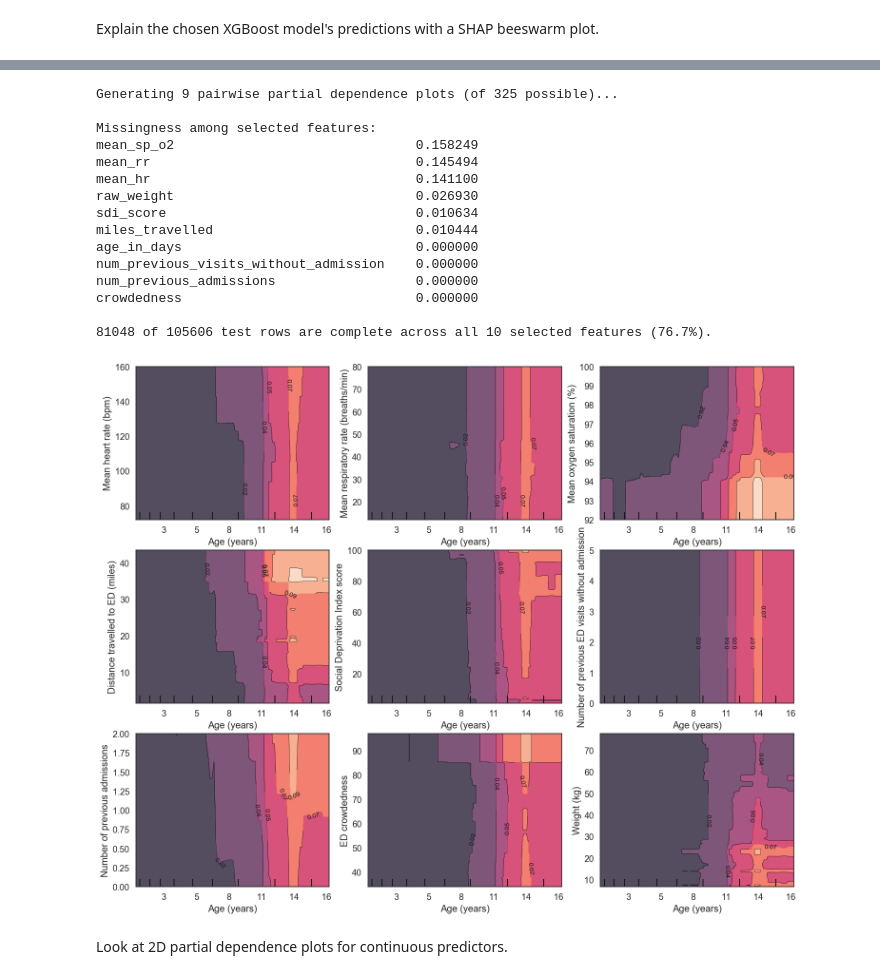
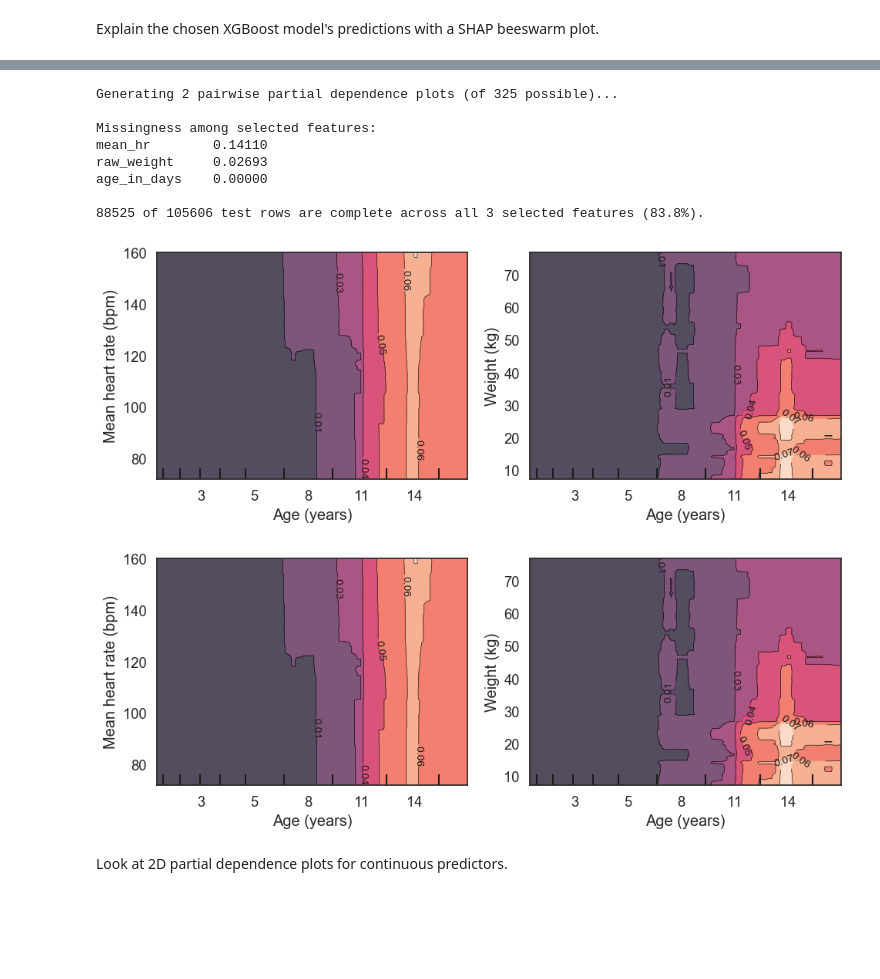
Before and after one commit to hcoggan/decompensation-prediction, a Jupyter notebook: predict-decompensation.ipynb, the cells around one changed output, grey strips where cells are left out. Saved outputs shown, nothing was run; the diff lists cells and outputs as text; code cells hidden in the pictures; blank space fills up the shorter version.

Commit message:
Update figure code.

```diff
--- a/predict-decompensation.ipynb
+++ b/predict-decompensation.ipynb
@@ -1086,18 +1291,21 @@ Proceed with XGBoost (AUROC ~ 0.8)
 # %%
 #Load XGBoost model.
-results = joblib.load(save_filepath+"outputs/models-and-results.joblib")[1]
-[X_train, X_test, y_train, y_test, csn_train, csn_test] = joblib.load(save_filepath+"outputs/split.joblib")
+results = joblib.load(save_filepath+"outputs/models-and-results.joblib")
+[X_train, X_test, y_train, y_test, csn_train, csn_test, _, _] = joblib.load(save_filepath+"outputs/split.joblib")
 
+all_preds = []
 
+for ls in results:
 
-#We are interested primarily in predicted probabilities probabilities here, so attach these.
-prediction = pd.DataFrame({
-    'csn':csn_test,
-    'y_true':y_test.astype(int),
-    'y_proba':results['y_proba']
-}).reset_index()
+    #We are interested primarily in predicted probabilities probabilities here, so attach these.
+    prediction = pd.DataFrame({
+        'csn':csn_test,
+        'y_true':y_test.astype(int),
+        'y_proba':ls['y_proba']
+    }).assign(Model=ls['model']).reset_index()
+    all_preds += [prediction]
 
 #Save these.
-prediction.to_csv(save_filepath + "outputs/test-preds.csv")
+pd.concat(all_preds).to_csv(save_filepath + "outputs/test-preds.csv")
 # %% [markdown]
 Plot the various tradeoffs involved.
@@ -1553,11 +1886,10 @@ import pandas as pd
 #Take continuous predictors.
 PDP_SAMPLE_SIZE = 2000   #PDP is an average over the data, so a representative subsample is fine and much faster
 GRID_RESOLUTION = 100
-N_COLS = 3
+N_COLS = 2
 
 #feature_names/xgb_estimator/X_test_named/FEATURE_LABELS come from the SHAP cell above (same kernel session).
-cts_to_plot = ['mean_hr', 'mean_rr', 'mean_sp_o2', 'miles_travelled',
-               'sdi_score', 'num_previous_visits_without_admission', 'num_previous_admissions', 'crowdedness', 'raw_weight']
+cts_to_plot = ['mean_hr', 'raw_weight']
 top_continuous = ['age_in_days'] + cts_to_plot
 pairs = [['age_in_days', s] for s in cts_to_plot]
 print(f"Generating {len(pairs)} pairwise partial dependence plots (of {len(continuous_predictors)*(len(continuous_predictors)-1)//2} possible)...")
@@ -1583,46 +1915,40 @@ display = PartialDependenceDisplay.from_estimator(
     feature_names=list(pdp_sample.columns),
     kind="average",
     grid_resolution=GRID_RESOLUTION,
     n_cols=N_COLS,
     n_jobs=-1,
 )
 display.figure_.set_size_inches(5 * N_COLS, 4 * n_rows)
 
 #Relabel axes with human-readable names. age_in_days is shown in years for readability -- this
 #only rescales the tick labels/title, NOT the underlying grid, which is still built and
 #evaluated in days (the unit the model was actually trained on).
 DAYS_PER_YEAR = 365.25
 age_year_formatter = FuncFormatter(lambda days, _: f"{days / DAYS_PER_YEAR:.0f}")
 
 for ax, (f_x, f_y) in zip(display.axes_.ravel(), pairs):
     ax.set_xlabel(FEATURE_LABELS.get(f_x, f_x))
     ax.set_ylabel(FEATURE_LABELS.get(f_y, f_y))
     if f_x == 'age_in_days':
         ax.xaxis.set_major_formatter(age_year_formatter)
         ax.set_xlabel("Age (years)")
     if f_y == 'age_in_days':
         ax.yaxis.set_major_formatter(age_year_formatter)
         ax.set_ylabel("Age (years)")
 
 plt.tight_layout()
-display.figure_.savefig(save_filepath + "outputs/pdp_2d_top_continuous.pdf", dpi=150, bbox_inches="tight")
+display.figure_.savefig(save_filepath + "outputs/pdp_2d_top_continuous.pdf", dpi=300, bbox_inches="tight")
 plt.show()
 # %% [output]
-Generating 9 pairwise partial dependence plots (of 325 possible)...
+Generating 2 pairwise partial dependence plots (of 325 possible)...
 
 Missingness among selected features:
-mean_sp_o2                               0.158249
-mean_rr                                  0.145494
-mean_hr                                  0.141100
-raw_weight                               0.026930
-sdi_score                                0.010634
-miles_travelled                          0.010444
-age_in_days                              0.000000
-num_previous_visits_without_admission    0.000000
-num_previous_admissions                  0.000000
-crowdedness                              0.000000
+mean_hr        0.14110
+raw_weight     0.02693
+age_in_days    0.00000
 
-81048 of 105606 test rows are complete across all 10 selected features (76.7%).
+88525 of 105606 test rows are complete across all 3 selected features (83.8%).
-[figure, old version]
+[figure, new version]
+[figure, added]
 # %% [markdown]
 Look at 2D partial dependence plots for continuous predictors.
```
Also changed, not shown: parts of 10 cells of this notebook, 7 other files.
